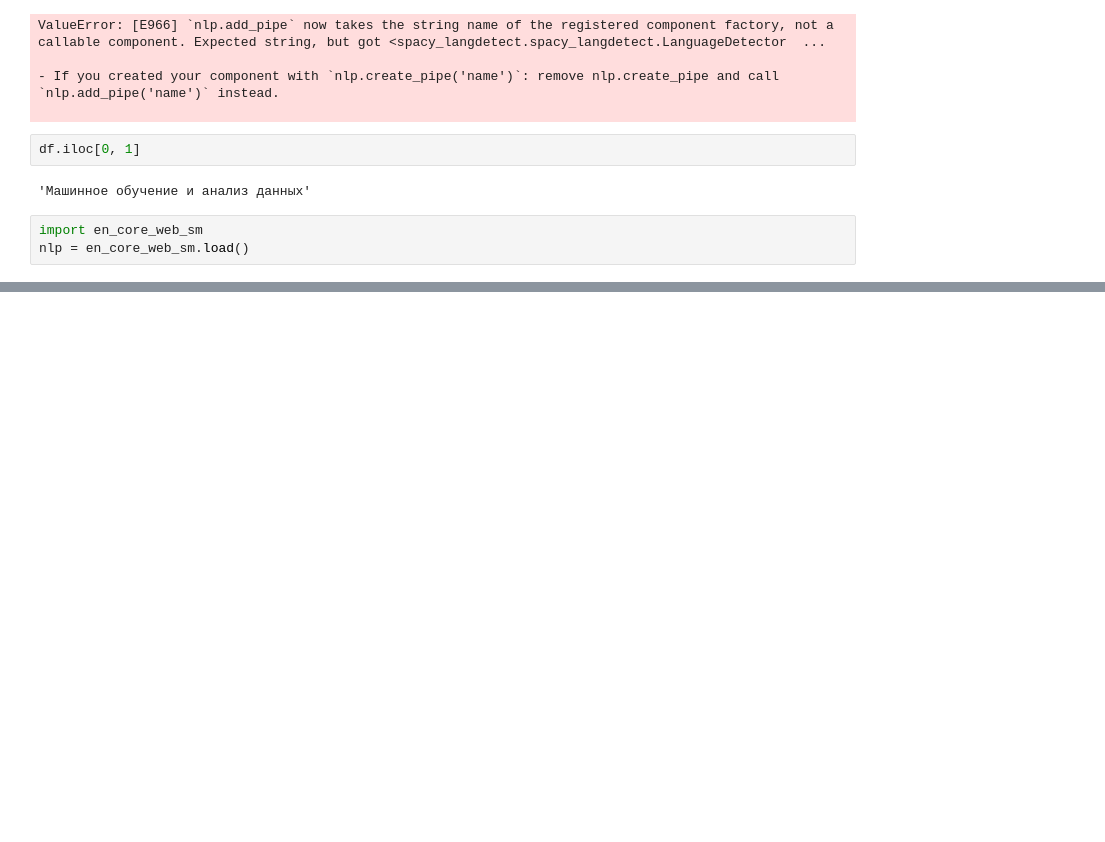
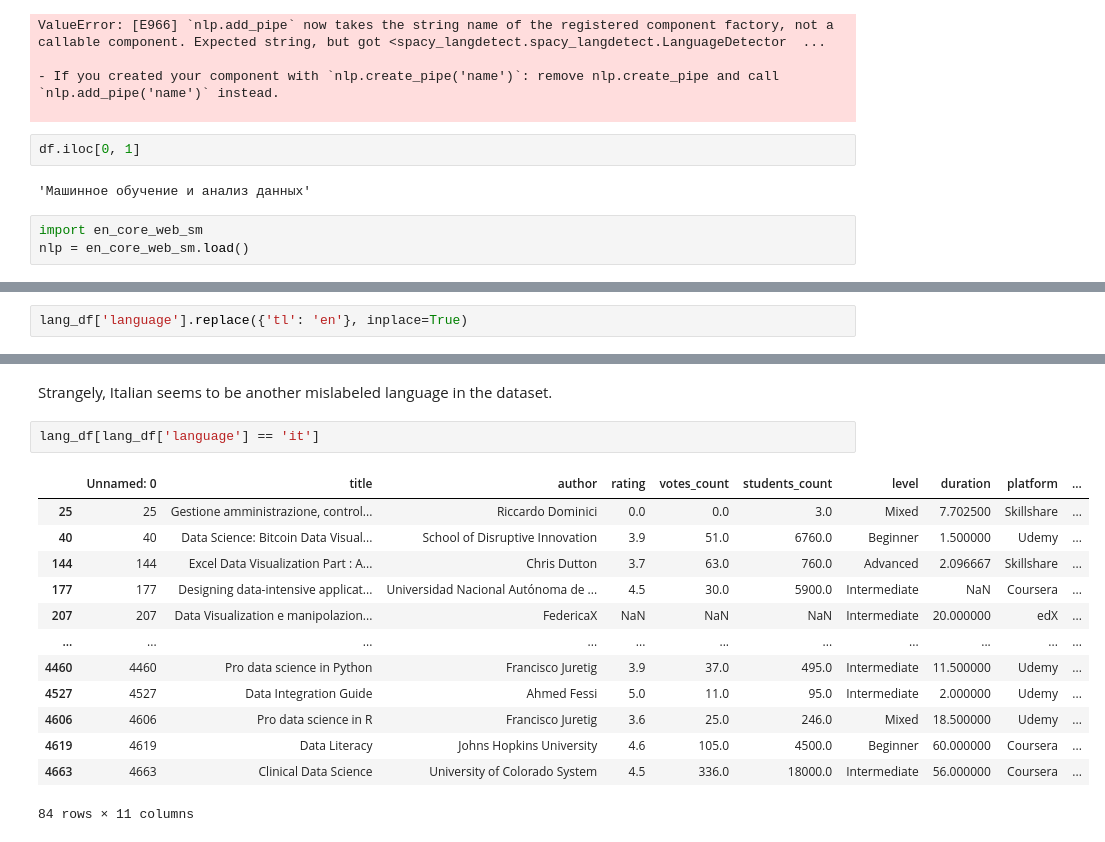
Before and after one commit to mcmanus-git/Online-Data-Science-Courses, a Jupyter notebook: EDA/Initial EDA.ipynb, the cells around one changed output, grey strips where cells are left out. Cells and saved outputs as stored; diff of their text form; blank space fills up the shorter version.

```diff
--- a/EDA/Initial EDA.ipynb
+++ b/EDA/Initial EDA.ipynb
@@ -292,0 +395,2 @@ nlp = en_core_web_sm.load()
+# %%
+lang_df['language'].replace({'tl': 'en'}, inplace=True)
@@ -292,0 +413,18 @@ nlp = en_core_web_sm.load()
+# %% [markdown]
+Strangely, Italian seems to be another mislabeled language in the dataset.
+# %%
+lang_df[lang_df['language'] == 'it']
+# %% [output]
+|  | Unnamed: 0 | title | author | rating | votes_count | students_count | level | duration | platform | ... |
+| 25 | 25 | Gestione amministrazione, control... | Riccardo Dominici | 0.0 | 0.0 | 3.0 | Mixed | 7.702500 | Skillshare | ... |
+| 40 | 40 | Data Science: Bitcoin Data Visual... | School of Disruptive Innovation | 3.9 | 51.0 | 6760.0 | Beginner | 1.500000 | Udemy | ... |
+| 144 | 144 | Excel Data Visualization Part : A... | Chris Dutton | 3.7 | 63.0 | 760.0 | Advanced | 2.096667 | Skillshare | ... |
+| 177 | 177 | Designing data-intensive applicat... | Universidad Nacional Autónoma de ... | 4.5 | 30.0 | 5900.0 | Intermediate | NaN | Coursera | ... |
+| 207 | 207 | Data Visualization e manipolazion... | FedericaX | NaN | NaN | NaN | Intermediate | 20.000000 | edX | ... |
+| ... | ... | ... | ... | ... | ... | ... | ... | ... | ... | ... |
+| 4460 | 4460 | Pro data science in Python | Francisco Juretig | 3.9 | 37.0 | 495.0 | Intermediate | 11.500000 | Udemy | ... |
+| 4527 | 4527 | Data Integration Guide | Ahmed Fessi | 5.0 | 11.0 | 95.0 | Intermediate | 2.000000 | Udemy | ... |
+| 4606 | 4606 | Pro data science in R | Francisco Juretig | 3.6 | 25.0 | 246.0 | Mixed | 18.500000 | Udemy | ... |
+| 4619 | 4619 | Data Literacy | Johns Hopkins University | 4.6 | 105.0 | 4500.0 | Beginner | 60.000000 | Coursera | ... |
+| 4663 | 4663 | Clinical Data Science | University of Colorado System | 4.5 | 336.0 | 18000.0 | Intermediate | 56.000000 | Coursera | ... |
+84 rows × 11 columns
```
Also changed, not shown: parts of 12 cells of this notebook.
